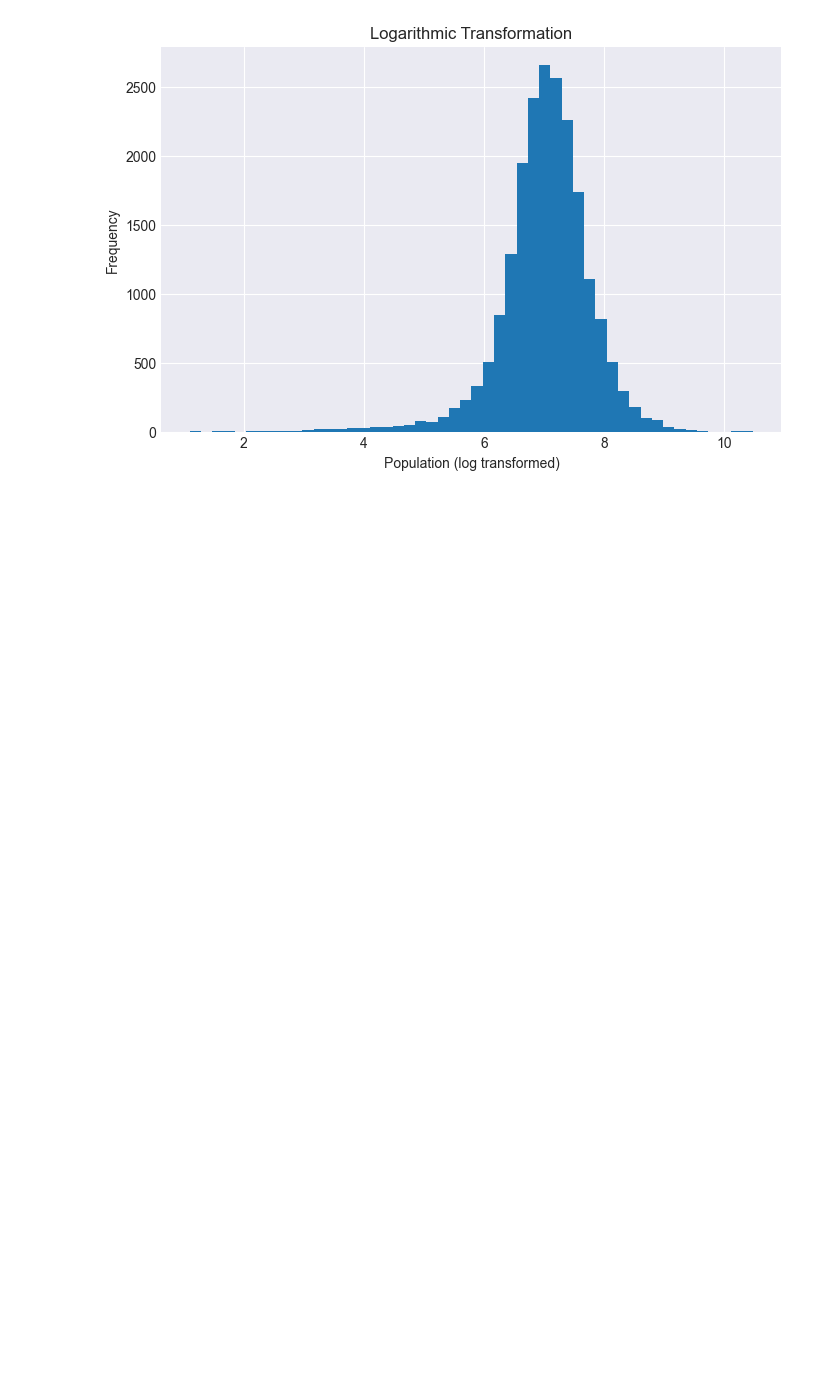
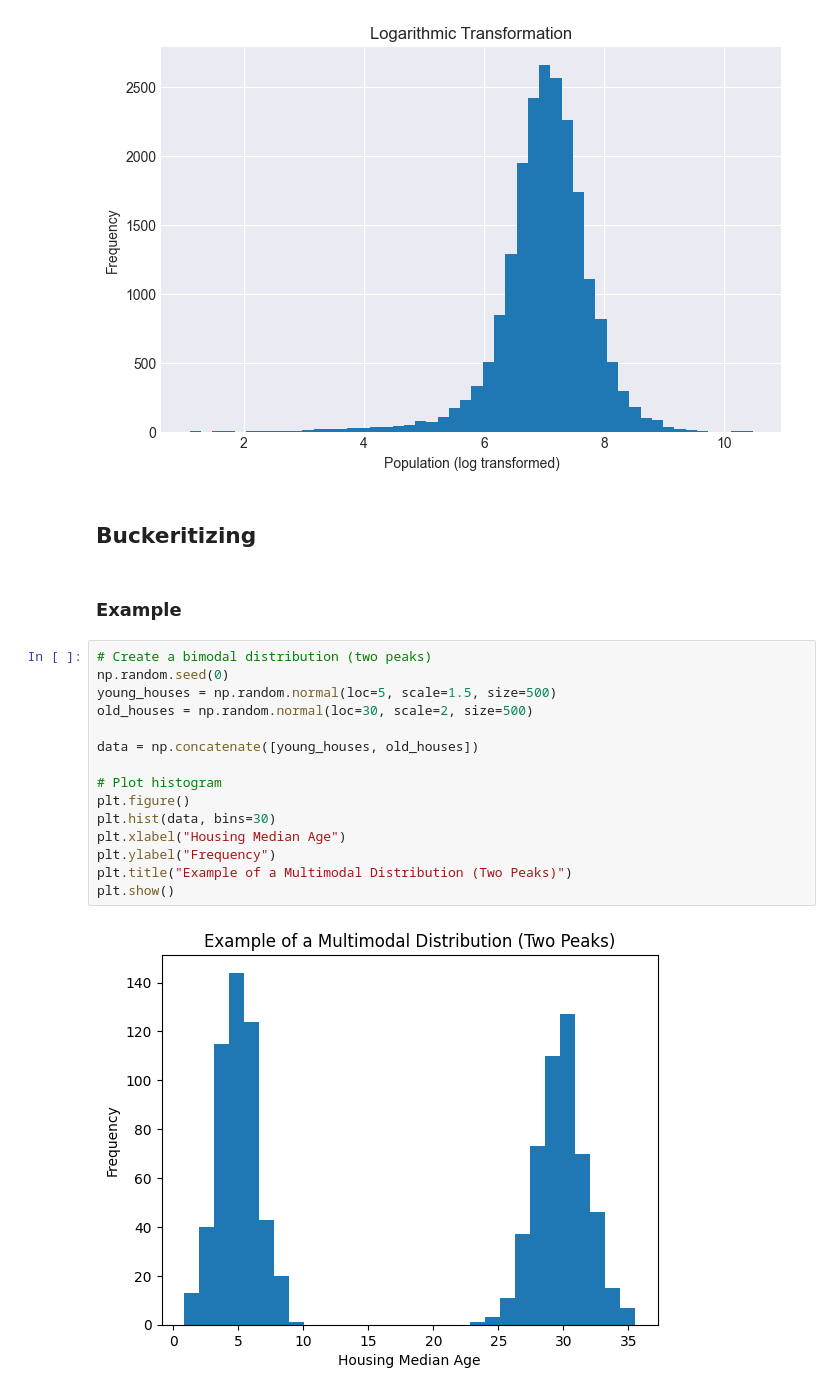
Before and after one commit to DavidCalebChaparroOrozco/Hands-OnMachineLearningwithScikit-LearnandPyTorch-Aur-lienG-ron, a Jupyter notebook: DataloadingExplorationPreparation/PracticeHousingDataset.ipynb, the cells around one changed output. Cells and saved outputs as stored; diff of their text form; blank space fills up the shorter version.

```diff
--- a/DataloadingExplorationPreparation/PracticeHousingDataset.ipynb
+++ b/DataloadingExplorationPreparation/PracticeHousingDataset.ipynb
@@ -917,3 +917,24 @@ plt.title("Logarithmic Transformation")
 plt.show()
 # %% [output]
 [figure]
+# %% [markdown]
+## Buckeritizing
+# %% [markdown]
+### Example
+# %%
+# Create a bimodal distribution (two peaks)
+np.random.seed(0)
+young_houses = np.random.normal(loc=5, scale=1.5, size=500)
+old_houses = np.random.normal(loc=30, scale=2, size=500)
+
+data = np.concatenate([young_houses, old_houses])
+
+# Plot histogram
+plt.figure()
+plt.hist(data, bins=30)
+plt.xlabel("Housing Median Age")
+plt.ylabel("Frequency")
+plt.title("Example of a Multimodal Distribution (Two Peaks)")
+plt.show()
+# %% [output]
+[figure, added]
```
Also changed, not shown: 2 other files.
